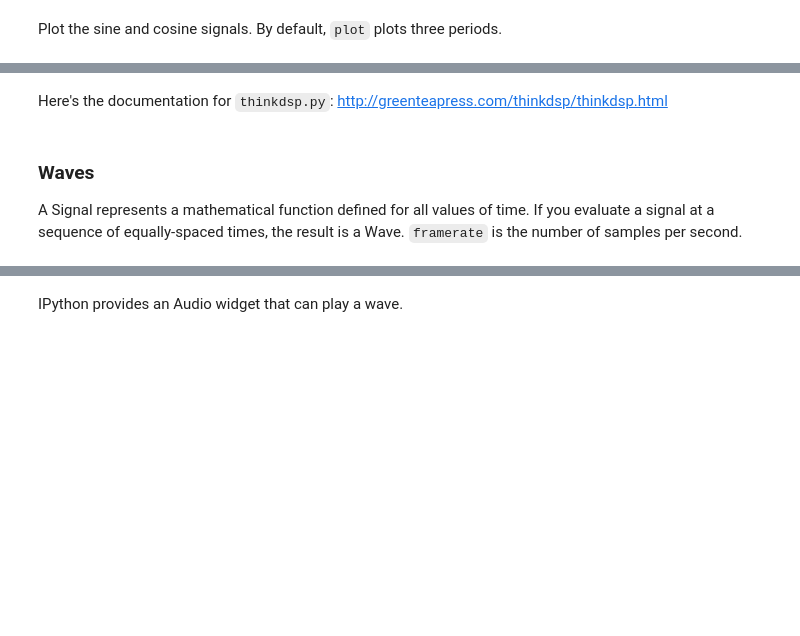
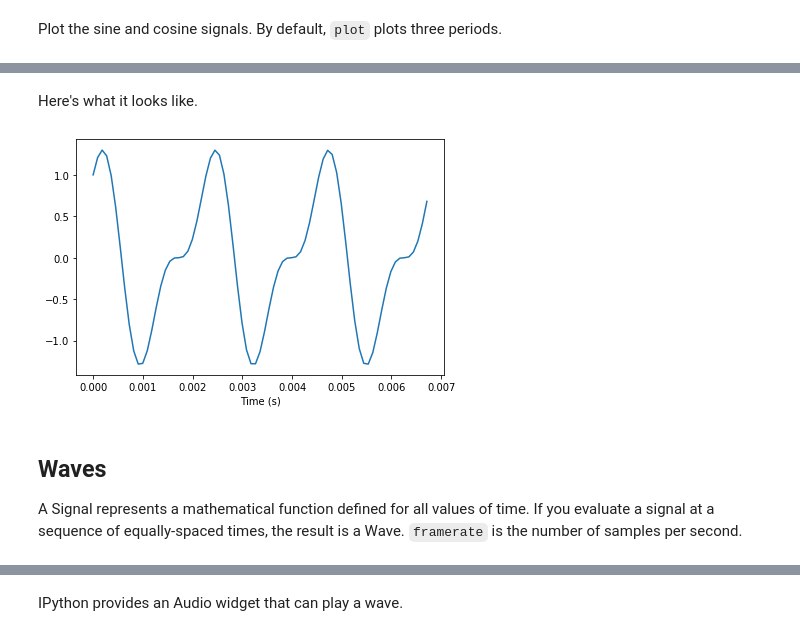
Before and after one commit to AllenDowney/ThinkDSP, a Jupyter notebook: code/chap01.ipynb, the cells around one changed output, grey strips where cells are left out. Cells and saved outputs as stored; diff of their text form; code cells hidden in the pictures; blank space fills up the shorter version.

```diff
--- a/code/chap01.ipynb
+++ b/code/chap01.ipynb
@@ -52,7 +56,12 @@ mix
-# %% [markdown]
-Here's the documentation for `thinkdsp.py`: http://greenteapress.com/thinkdsp/thinkdsp.html
+# %% [markdown]
+Here's what it looks like.
+# %%
+mix.plot()
+decorate(xlabel='Time (s)')
+# %% [output]
+[figure, added]
 # %% [markdown]
-### Waves
+## Waves
 
 A Signal represents a mathematical function defined for all values of time.  If you evaluate a signal at a sequence of equally-spaced times, the result is a Wave.  `framerate` is the number of samples per second.
 # %%
```
Also changed, not shown: parts of 38 cells of this notebook.
